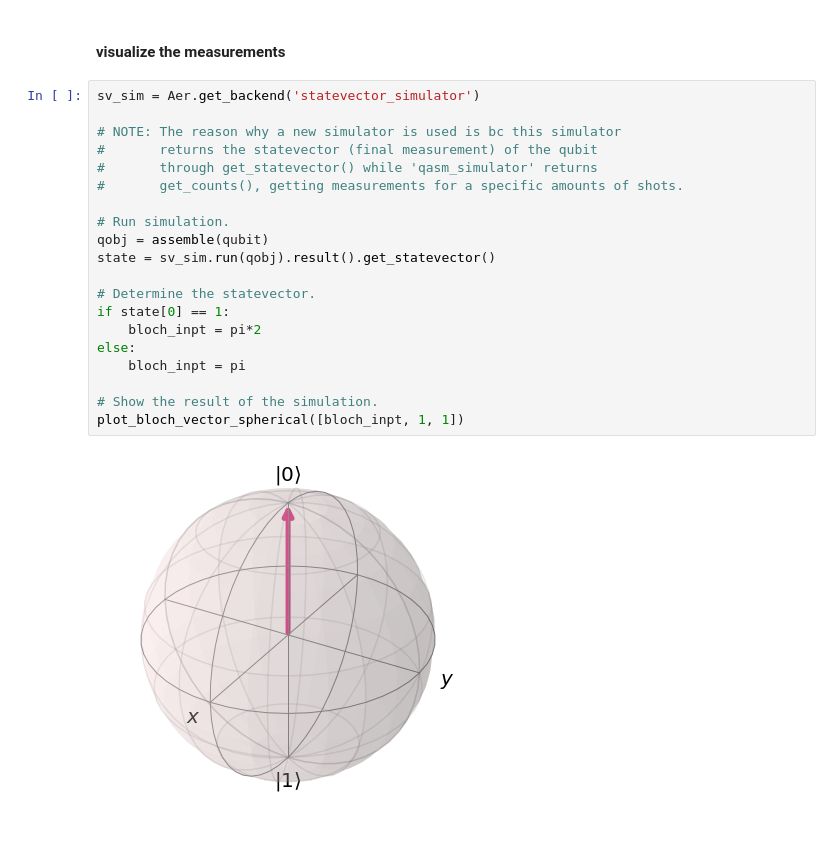
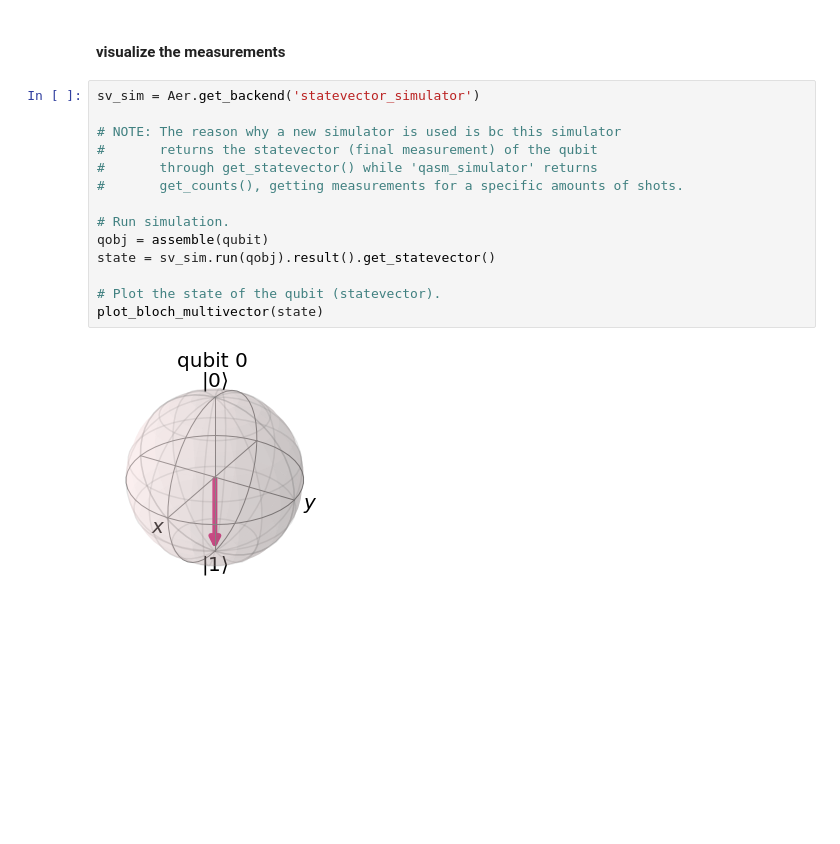
Before and after one commit to rohannakra/Qubit-Operations, a Jupyter notebook: main.ipynb, the cells around one changed output. Drawn from its saved outputs; the diff is of its cells as text; blank space fills up the shorter version.

Commit message:
Editing visualization.

```diff
--- a/main.ipynb
+++ b/main.ipynb
@@ -54,22 +53,16 @@ plot_histogram(counts)
 # %%
 sv_sim = Aer.get_backend('statevector_simulator')
 
 # NOTE: The reason why a new simulator is used is bc this simulator
 #       returns the statevector (final measurement) of the qubit
 #       through get_statevector() while 'qasm_simulator' returns
 #       get_counts(), getting measurements for a specific amounts of shots.
 
 # Run simulation.
 qobj = assemble(qubit)
 state = sv_sim.run(qobj).result().get_statevector()
 
-# Determine the statevector.
-if state[0] == 1:
-    bloch_inpt = pi*2
-else:
-    bloch_inpt = pi
-
-# Show the result of the simulation.
-plot_bloch_vector_spherical([bloch_inpt, 1, 1])
+# Plot the state of the qubit (statevector).
+plot_bloch_multivector(state)
 # %% [output]
-[figure, old version]
+[figure, new version]
```
Also changed, not shown: parts of 2 cells of this notebook.
